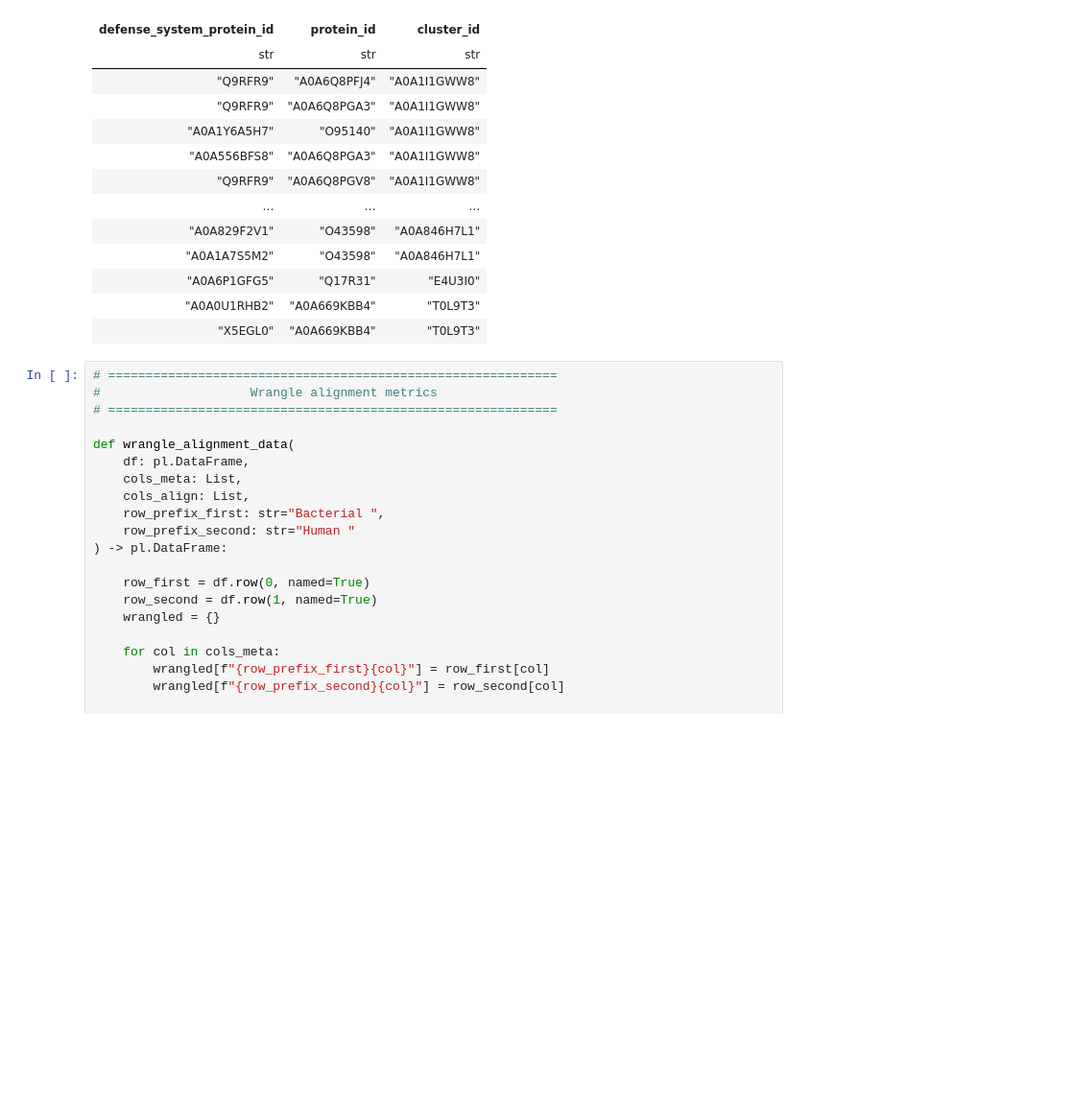
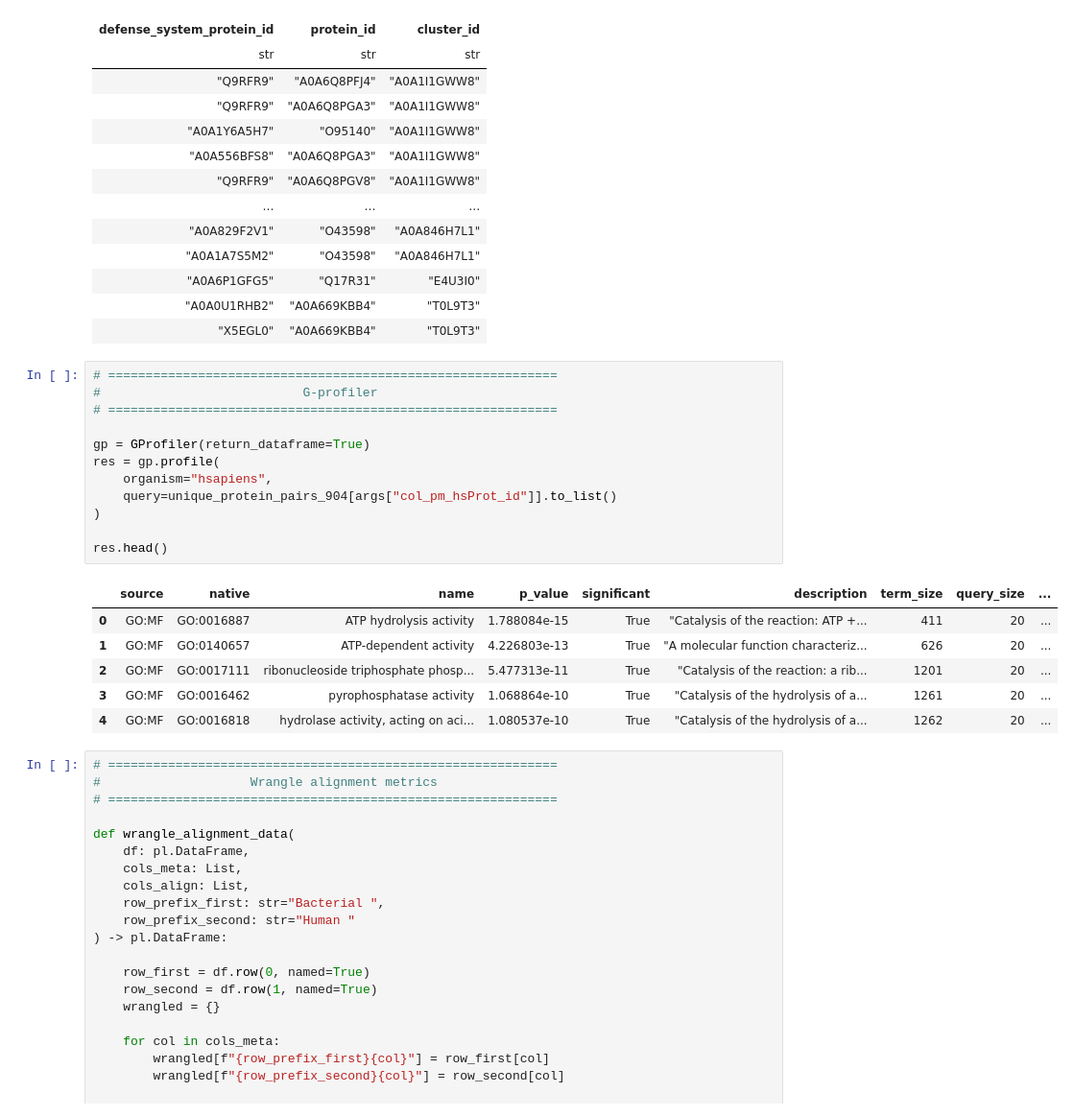
Before and after one commit to juliandeanmoran/BISSH, a Jupyter notebook: testing/explore_protein_matches.ipynb, the cells around one changed output. Shown at 96% size. Saved outputs shown, nothing was run; the diff lists cells and outputs as text; blank space fills up the shorter version.

Commit message:
Computed GO-term enrichment among 904-long dataset (is actually 297-long).

```diff
--- a/testing/explore_protein_matches.ipynb
+++ b/testing/explore_protein_matches.ipynb
@@ -181,6 +182,25 @@ shape: (297, 3)
 | "A0A6P1GFG5" | "Q17R31" | "E4U3I0" |
 | "A0A0U1RHB2" | "A0A669KBB4" | "T0L9T3" |
 | "X5EGL0" | "A0A669KBB4" | "T0L9T3" |
+# %%
+# ============================================================
+#                           G-profiler
+# ============================================================
+
+gp = GProfiler(return_dataframe=True)
+res = gp.profile(
+    organism="hsapiens",
+    query=unique_protein_pairs_904[args["col_pm_hsProt_id"]].to_list()
+)
+
+res.head()
+# %% [output]
+|  | source | native | name | p_value | significant | description | term_size | query_size | ... |
+| 0 | GO:MF | GO:0016887 | ATP hydrolysis activity | 1.788084e-15 | True | "Catalysis of the reaction: ATP +... | 411 | 20 | ... |
+| 1 | GO:MF | GO:0140657 | ATP-dependent activity | 4.226803e-13 | True | "A molecular function characteriz... | 626 | 20 | ... |
+| 2 | GO:MF | GO:0017111 | ribonucleoside triphosphate phosp... | 5.477313e-11 | True | "Catalysis of the reaction: a rib... | 1201 | 20 | ... |
+| 3 | GO:MF | GO:0016462 | pyrophosphatase activity | 1.068864e-10 | True | "Catalysis of the hydrolysis of a... | 1261 | 20 | ... |
+| 4 | GO:MF | GO:0016818 | hydrolase activity, acting on aci... | 1.080537e-10 | True | "Catalysis of the hydrolysis of a... | 1262 | 20 | ... |
 # %%
 # ============================================================
 #                    Wrangle alignment metrics
```
Also changed, not shown: parts of 1 cell of this notebook, 1 other file.
